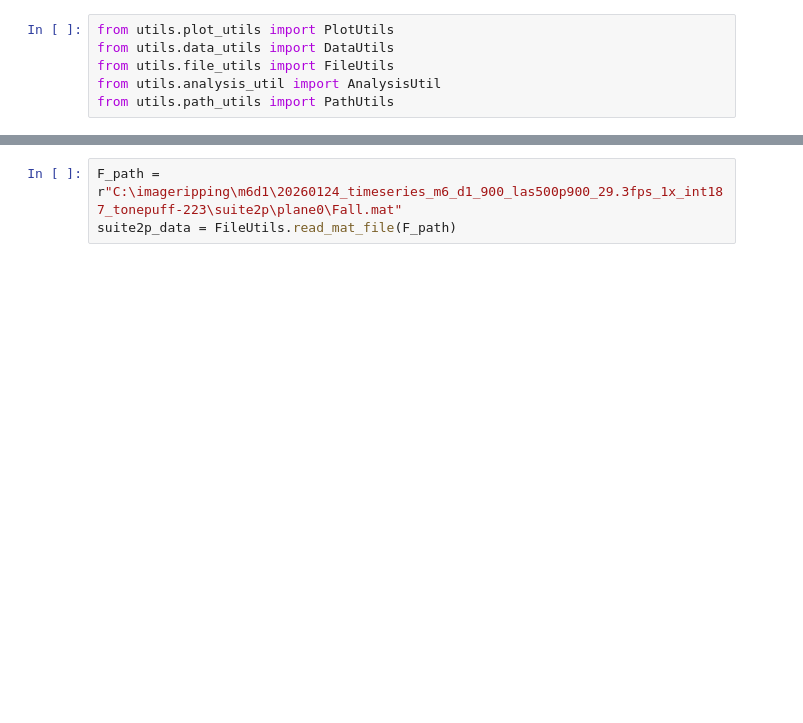
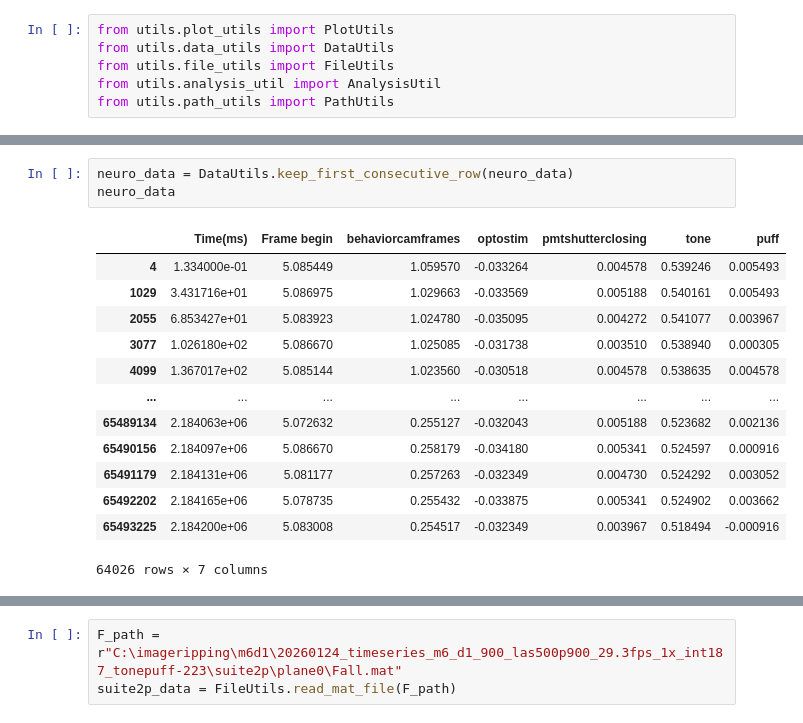
Before and after one commit to Yuchang09/DataAlign, a Jupyter notebook: scrach_space.ipynb, the cells around one changed output, grey strips where cells are left out. Drawn from its saved outputs; the diff is of its cells as text; blank space fills up the shorter version.

```diff
--- a/scrach_space.ipynb
+++ b/scrach_space.ipynb
@@ -16,2 +31,19 @@ neuro_data = DataUtils.filter_rows_by_threshold(df, 1, 5, ">=")
+# %%
+neuro_data = DataUtils.keep_first_consecutive_row(neuro_data)
+neuro_data
+# %% [output]
+|  | Time(ms) | Frame begin | behaviorcamframes | optostim | pmtshutterclosing | tone | puff |
+| 4 | 1.334000e-01 | 5.085449 | 1.059570 | -0.033264 | 0.004578 | 0.539246 | 0.005493 |
+| 1029 | 3.431716e+01 | 5.086975 | 1.029663 | -0.033569 | 0.005188 | 0.540161 | 0.005493 |
+| 2055 | 6.853427e+01 | 5.083923 | 1.024780 | -0.035095 | 0.004272 | 0.541077 | 0.003967 |
+| 3077 | 1.026180e+02 | 5.086670 | 1.025085 | -0.031738 | 0.003510 | 0.538940 | 0.000305 |
+| 4099 | 1.367017e+02 | 5.085144 | 1.023560 | -0.030518 | 0.004578 | 0.538635 | 0.004578 |
+| ... | ... | ... | ... | ... | ... | ... | ... |
+| 65489134 | 2.184063e+06 | 5.072632 | 0.255127 | -0.032043 | 0.005188 | 0.523682 | 0.002136 |
+| 65490156 | 2.184097e+06 | 5.086670 | 0.258179 | -0.034180 | 0.005341 | 0.524597 | 0.000916 |
+| 65491179 | 2.184131e+06 | 5.081177 | 0.257263 | -0.032349 | 0.004730 | 0.524292 | 0.003052 |
+| 65492202 | 2.184165e+06 | 5.078735 | 0.255432 | -0.033875 | 0.005341 | 0.524902 | 0.003662 |
+| 65493225 | 2.184200e+06 | 5.083008 | 0.254517 | -0.032349 | 0.003967 | 0.518494 | -0.000916 |
+64026 rows × 7 columns
 # %%
 PlotUtils.draw_line_plot(
```
Also changed, not shown: parts of 12 cells of this notebook, 5 other files.
